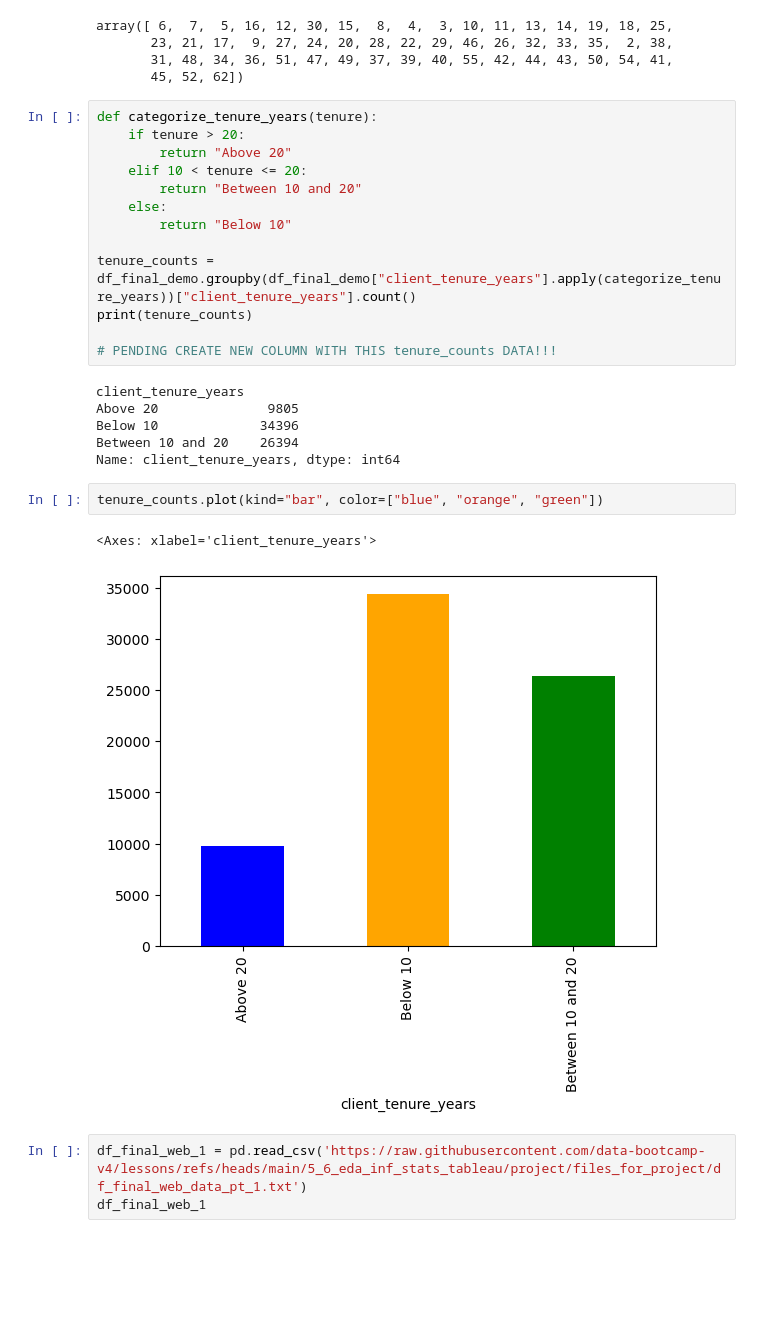
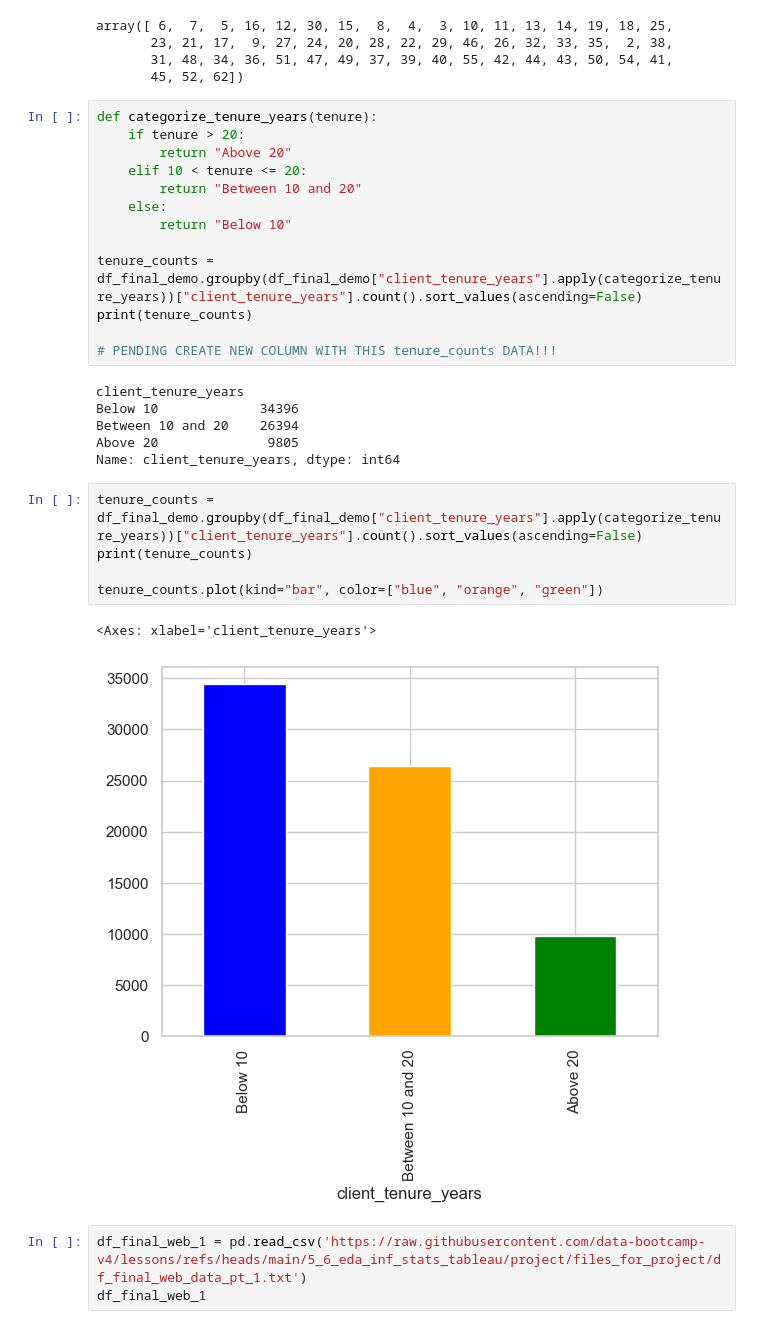
Before and after one commit to RubenLallave/Vanguard_Project, a Jupyter notebook: Vanguard_Project.ipynb, the cells around one changed output. Drawn from its saved outputs; the diff is of its cells as text; blank space fills up the shorter version.

```diff
--- a/Vanguard_Project.ipynb
+++ b/Vanguard_Project.ipynb
@@ -165,21 +165,24 @@ def categorize_tenure_years(tenure):
     else:
         return "Below 10"
 
-tenure_counts = df_final_demo.groupby(df_final_demo["client_tenure_years"].apply(categorize_tenure_years))["client_tenure_years"].count()
+tenure_counts = df_final_demo.groupby(df_final_demo["client_tenure_years"].apply(categorize_tenure_years))["client_tenure_years"].count().sort_values(ascending=False)
 print(tenure_counts)
 
 # PENDING CREATE NEW COLUMN WITH THIS tenure_counts DATA!!!
 # %% [output]
 client_tenure_years
-Above 20              9805
 Below 10             34396
 Between 10 and 20    26394
+Above 20              9805
 Name: client_tenure_years, dtype: int64
 # %%
+tenure_counts = df_final_demo.groupby(df_final_demo["client_tenure_years"].apply(categorize_tenure_years))["client_tenure_years"].count().sort_values(ascending=False)
+print(tenure_counts)
+
 tenure_counts.plot(kind="bar", color=["blue", "orange", "green"])
 # %% [output]
 <Axes: xlabel='client_tenure_years'>
-[figure, old version]
+[figure, new version]
 # %%
 df_final_web_1 = pd.read_csv('https://raw.githubusercontent.com/data-bootcamp-v4/lessons/refs/heads/main/5_6_eda_inf_stats_tableau/project/files_for_project/df_final_web_data_pt_1.txt')
 df_final_web_1
```
Also changed, not shown: parts of 59 cells of this notebook, 5 other files.
